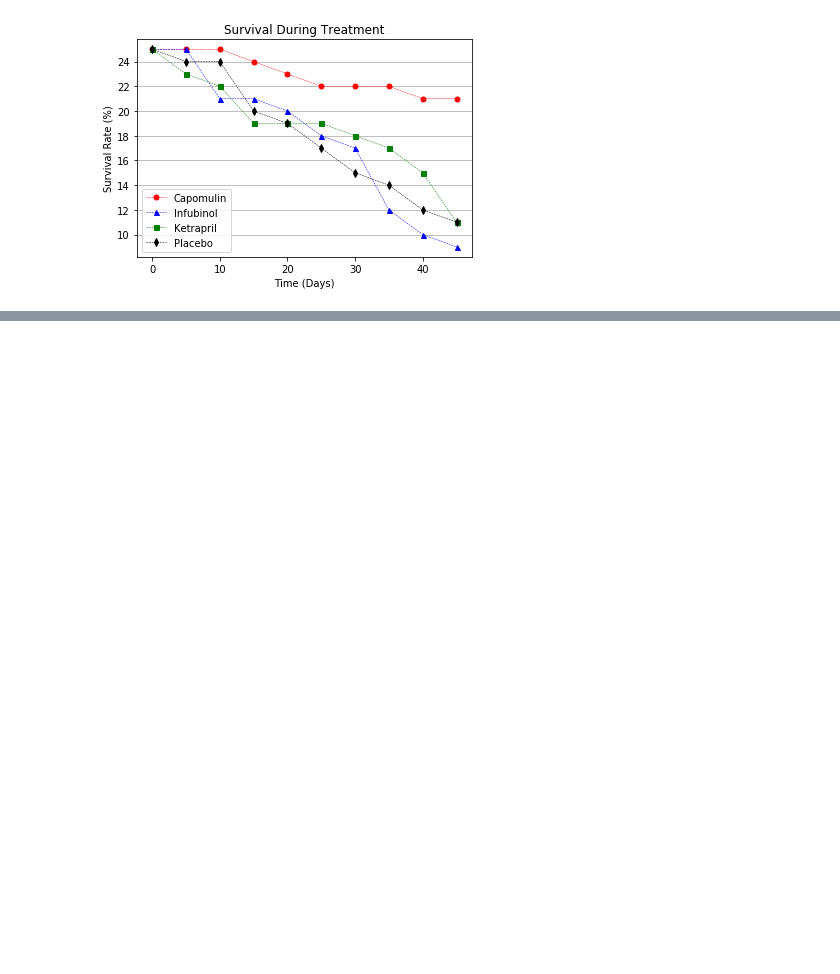
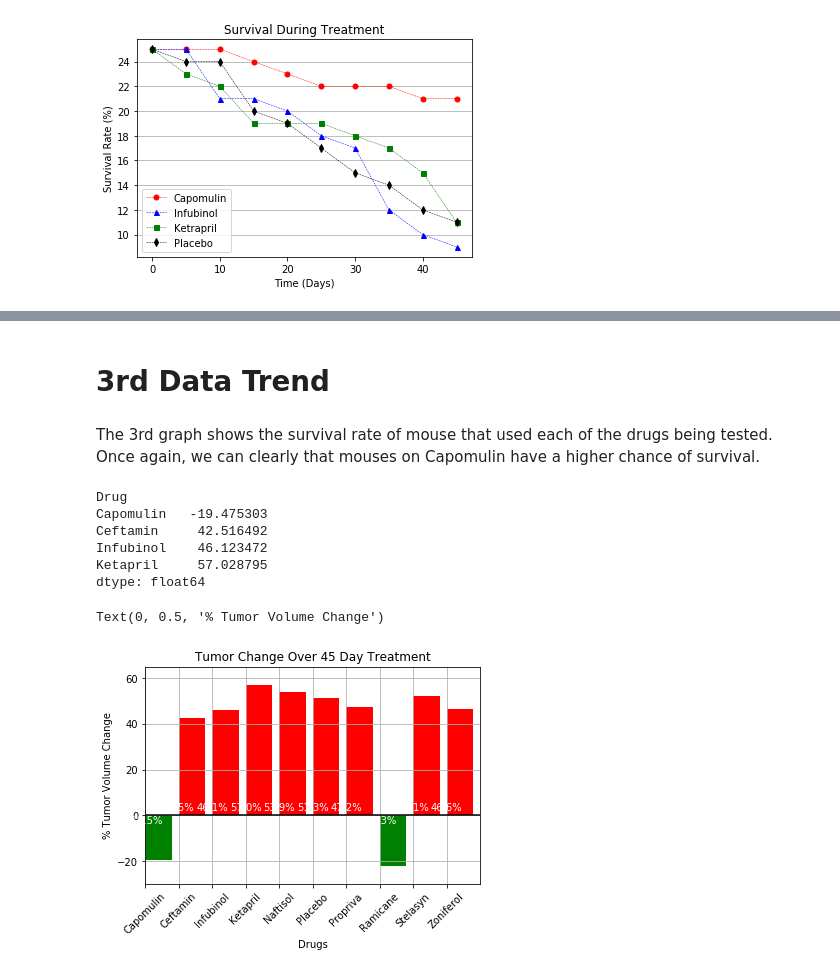
Before and after one commit to fender190/Pharmaceutical-Data-Analysis, a Jupyter notebook: Pymaceuticals/Pymaceuticals-Matplotlib Homework.ipynb, the cells around one changed output, grey strips where cells are left out. Cells and saved outputs as stored; diff of their text form; code cells hidden in the pictures; blank space fills up the shorter version.

Commit message:
Updated notebook and graphs

```diff
--- a/Pymaceuticals/Pymaceuticals-Matplotlib Homework.ipynb
+++ b/Pymaceuticals/Pymaceuticals-Matplotlib Homework.ipynb
@@ -416,0 +434,16 @@ plt.show()
+# %% [markdown]
+# 3rd Data Trend
+# %% [markdown]
+The 3rd graph shows the survival rate of mouse that used each of the drugs being tested. Once again, we can clearly that mouses on Capomulin have a higher chance of survival.
+# %%
+
+#calculates tumor change for each drug
+tv_change =  ((reformated_tumor_mean.iloc[-1]-reformated_tumor_mean.iloc[0])/reformated_tumor_mean.iloc[0]) * 100
+tv_change.head(4)
+# %% [output]
+Drug
+Capomulin   -19.475303
+Ceftamin     42.516492
+Infubinol    46.123472
+Ketapril     57.028795
+dtype: float64
@@ -416,0 +456,39 @@ plt.show()
+# %%
+#color for the plotting
+colors = ['r' if tpc > 0 else 'g' for tpc in tv_change]
+
+# x_axis
+x_axis = np.arange(len(tv_change))
+# %%
+# plot the graph
+plt.bar(x_axis, tv_change, color = colors, align="edge")
+plt.axhline(y=0, color = 'black')
+plt.grid(which='major', linestyle='-')
+
+# set tick locations
+tick_locations = [value for value in x_axis]
+
+# set ticks, rotate to fit all drug names
+plt.xticks(tick_locations, tv_change.index, rotation = 45)
+
+#set limits
+plt.xlim(0, len(x_axis))
+plt.ylim(-30, 65)
+
+# set values inside bars
+count = 0
+for r in tv_change:
+    if r < 0:
+        y_coor = -3.5
+    else:
+        y_coor = 2
+    plt.text(count, y_coor, str(round(r, 1)) + '%', ha = 'center', color = 'white')
+    count += 1
+
+# place labels and titles
+plt.title("Tumor Change Over 45 Day Treatment")
+plt.xlabel("Drugs")
+plt.ylabel("% Tumor Volume Change")
+# %% [output]
+Text(0, 0.5, '% Tumor Volume Change')
+[figure, added]
```
Also changed, not shown: parts of 11 cells of this notebook, 4 other files.
